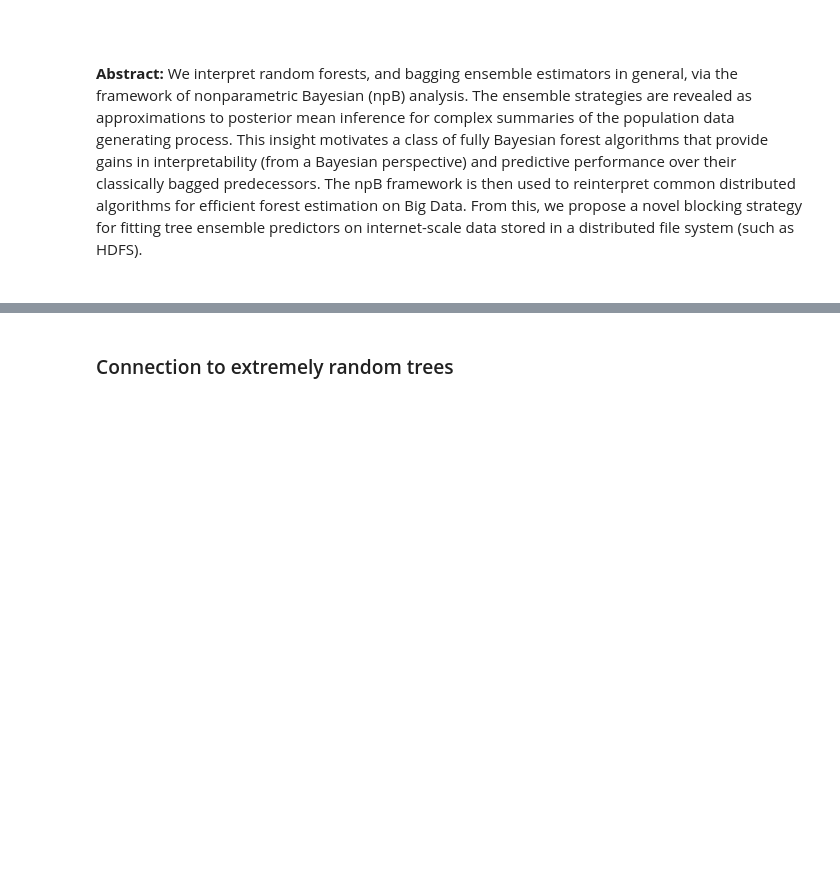
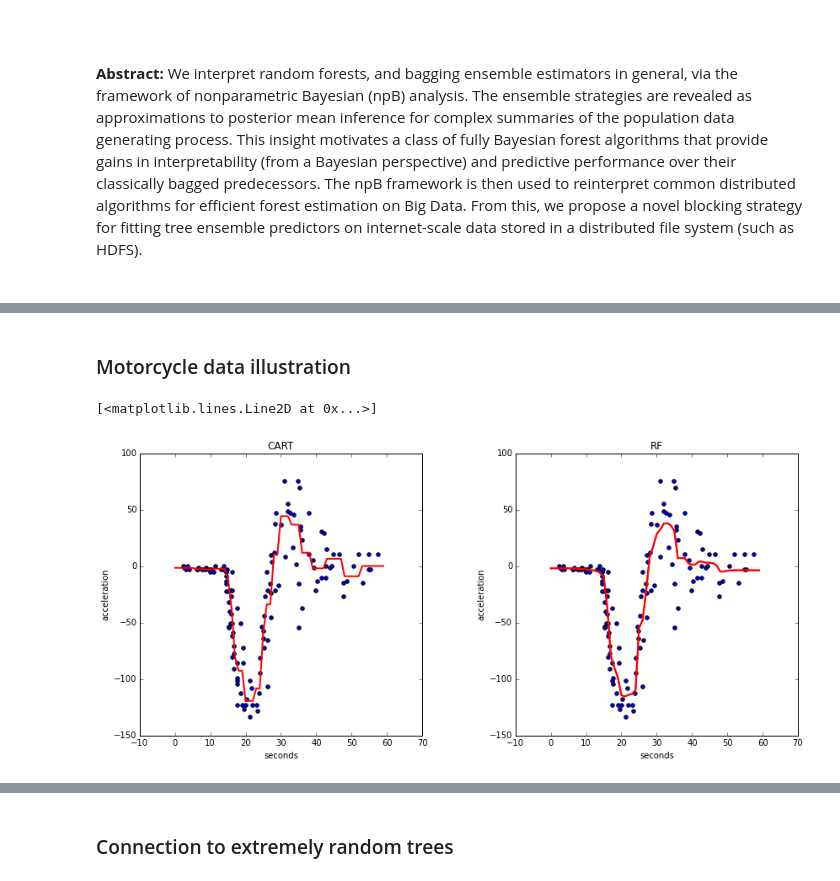
Before and after one commit to TaddyLab/bayesian-forest, a Jupyter notebook: bayesforest.ipynb, the cells around one changed output, grey strips where cells are left out. Saved outputs shown, nothing was run; the diff lists cells and outputs as text; code cells hidden in the pictures; blank space fills up the shorter version.

Commit message:
mcycle example done

```diff
--- a/bayesforest.ipynb
+++ b/bayesforest.ipynb
@@ -25,0 +58,20 @@ The interpretable model also allows us to assess appropriateness of various Big
+# %% [markdown]
+### Motorcycle data illustration
+# %%
+
+### import relevant stuff
+# to give preference to my local overwrites
+import sys
+sys.path.append("~/.local/lib/python3.4/site-packages")
+
+import numpy as np
+import scipy as sp
+import pandas as pd
+import matplotlib.pyplot as plt
+from sklearn import tree
+from sklearn import ensemble
+import numpy.random as rn
+
+%matplotlib inline
+plt.rc('figure', figsize=(14,6))
+plt.rc('figure.subplot', wspace=.33)
@@ -25,0 +82,28 @@ The interpretable model also allows us to assess appropriateness of various Big
+# %%
+def mcycle_plot(mod,title,**kwargs):
+    plt.scatter(mcycle['times'],mcycle['accel'],**kwargs)
+    plt.xlabel("seconds")
+    plt.ylabel("acceleration")
+    plt.title(title)
+
+    xgrid = np.arange(0,60,1).reshape(-1,1)
+    plt.plot(xgrid, mod.predict(xgrid),color="red",linewidth=2)
+# %%
+# a simple cart fit
+mcycle_dt = tree.DecisionTreeRegressor(min_samples_leaf=5)
+mcycle_dt.fit(Xm,ym)
+# random forest
+mcycle_rf = ensemble.RandomForestRegressor(100,min_samples_leaf=5)
+mcycle_rf.fit(Xm,ym)
+
+# plot them
+plt.figure(1)
+plt.subplot(121)
+mcycle_plot(mcycle_dt, "CART")
+
+plt.subplot(122)
+mcycle_plot(mcycle_rf, "RF")
+plt.plot(xgrid, mcycle_rf.predict(xgrid),color="red",linewidth=2)
+# %% [output]
+[<matplotlib.lines.Line2D at 0x...>]
+[figure, added]
```
Also changed, not shown: parts of 25 cells of this notebook.
